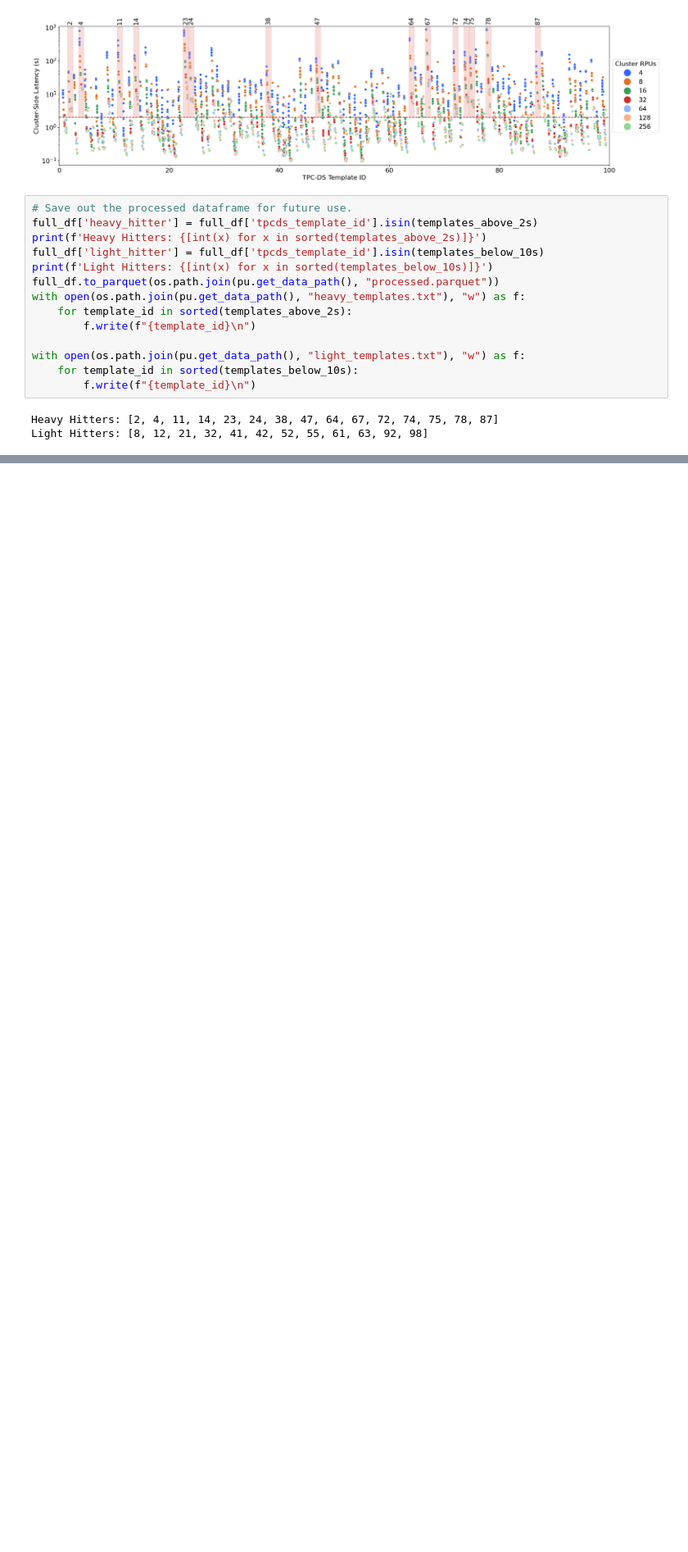
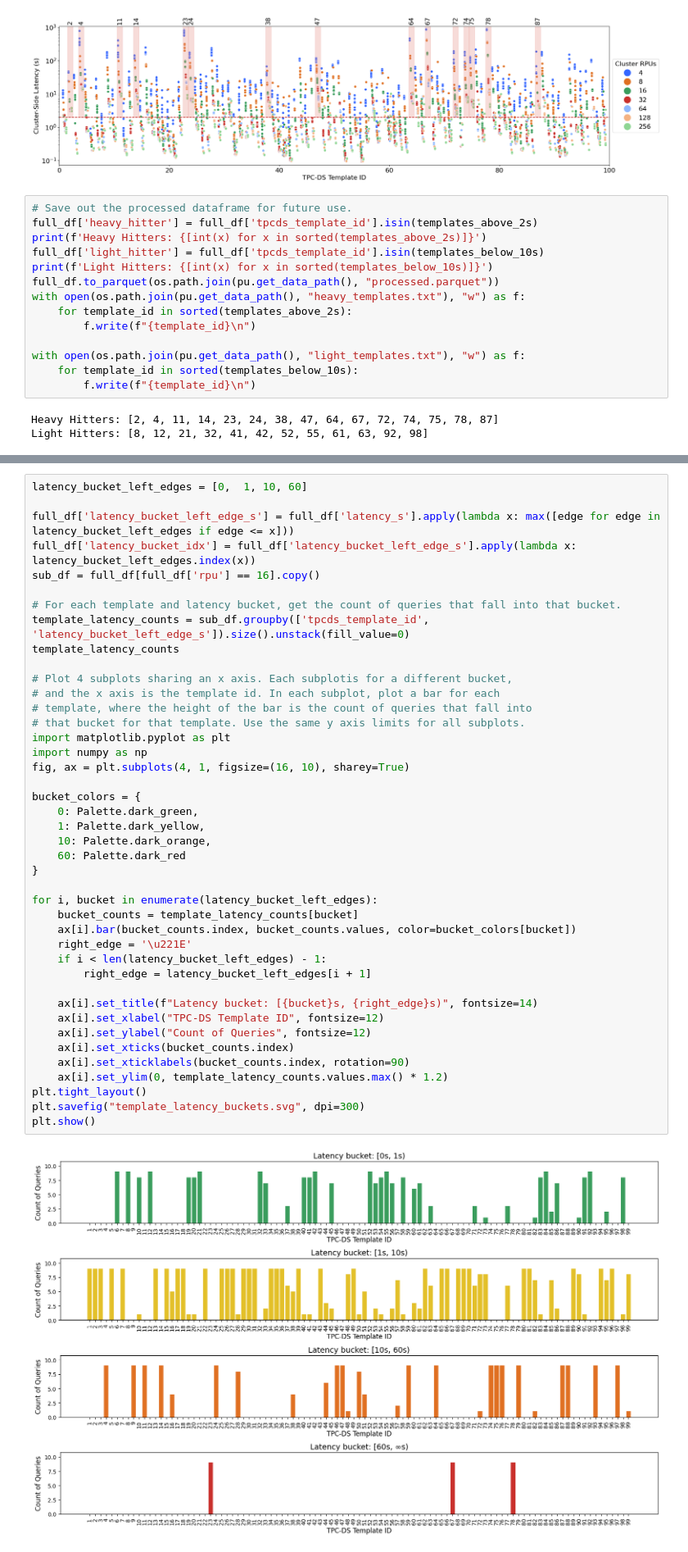
Before and after one commit to mmarkakis/autoslo, a Jupyter notebook: experiments/01_benchmarking_workload_analysis/heavy_hitters.ipynb, the cells around one changed output, grey strips where cells are left out. Shown at 82% size. Drawn from its saved outputs; the diff is of its cells as text; blank space fills up the shorter version.

```diff
--- a/experiments/01_benchmarking_workload_analysis/heavy_hitters.ipynb
+++ b/experiments/01_benchmarking_workload_analysis/heavy_hitters.ipynb
@@ -466,0 +586,44 @@ Light Hitters: [8, 12, 21, 32, 41, 42, 52, 55, 61, 63, 92, 98]
+# %%
+latency_bucket_left_edges = [0,  1, 10, 60]
+
+full_df['latency_bucket_left_edge_s'] = full_df['latency_s'].apply(lambda x: max([edge for edge in latency_bucket_left_edges if edge <= x]))
+full_df['latency_bucket_idx'] = full_df['latency_bucket_left_edge_s'].apply(lambda x: latency_bucket_left_edges.index(x))
+sub_df = full_df[full_df['rpu'] == 16].copy()
+
+# For each template and latency bucket, get the count of queries that fall into that bucket.
+template_latency_counts = sub_df.groupby(['tpcds_template_id', 'latency_bucket_left_edge_s']).size().unstack(fill_value=0)
+template_latency_counts
+
+# Plot 4 subplots sharing an x axis. Each subplotis for a different bucket,
+# and the x axis is the template id. In each subplot, plot a bar for each
+# template, where the height of the bar is the count of queries that fall into
+# that bucket for that template. Use the same y axis limits for all subplots.
+import matplotlib.pyplot as plt
+import numpy as np
+fig, ax = plt.subplots(4, 1, figsize=(16, 10), sharey=True)
+
+bucket_colors = {
+    0: Palette.dark_green,
+    1: Palette.dark_yellow,
+    10: Palette.dark_orange,
+    60: Palette.dark_red
+}
+
+for i, bucket in enumerate(latency_bucket_left_edges):
+    bucket_counts = template_latency_counts[bucket]
+    ax[i].bar(bucket_counts.index, bucket_counts.values, color=bucket_colors[bucket])
+    right_edge = '\u221E'
+    if i < len(latency_bucket_left_edges) - 1:
+        right_edge = latency_bucket_left_edges[i + 1]
+
+    ax[i].set_title(f"Latency bucket: [{bucket}s, {right_edge}s)", fontsize=14)
+    ax[i].set_xlabel("TPC-DS Template ID", fontsize=12)
+    ax[i].set_ylabel("Count of Queries", fontsize=12)
+    ax[i].set_xticks(bucket_counts.index)
+    ax[i].set_xticklabels(bucket_counts.index, rotation=90)
+    ax[i].set_ylim(0, template_latency_counts.values.max() * 1.2)
+plt.tight_layout()
+plt.savefig("template_latency_buckets.svg", dpi=300)
+plt.show()
+# %% [output]
+[figure, added]
```
Also changed, not shown: parts of 4 cells of this notebook, 12 other files.
